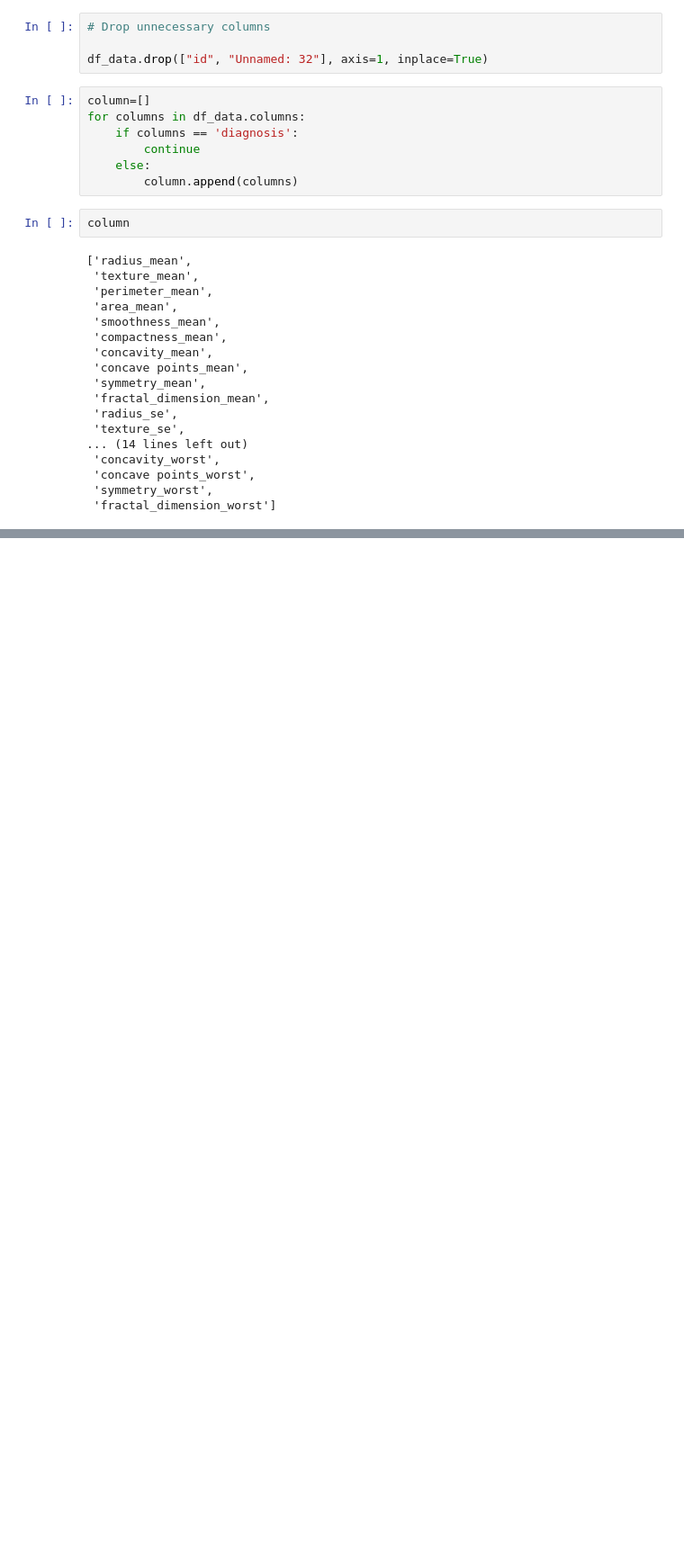
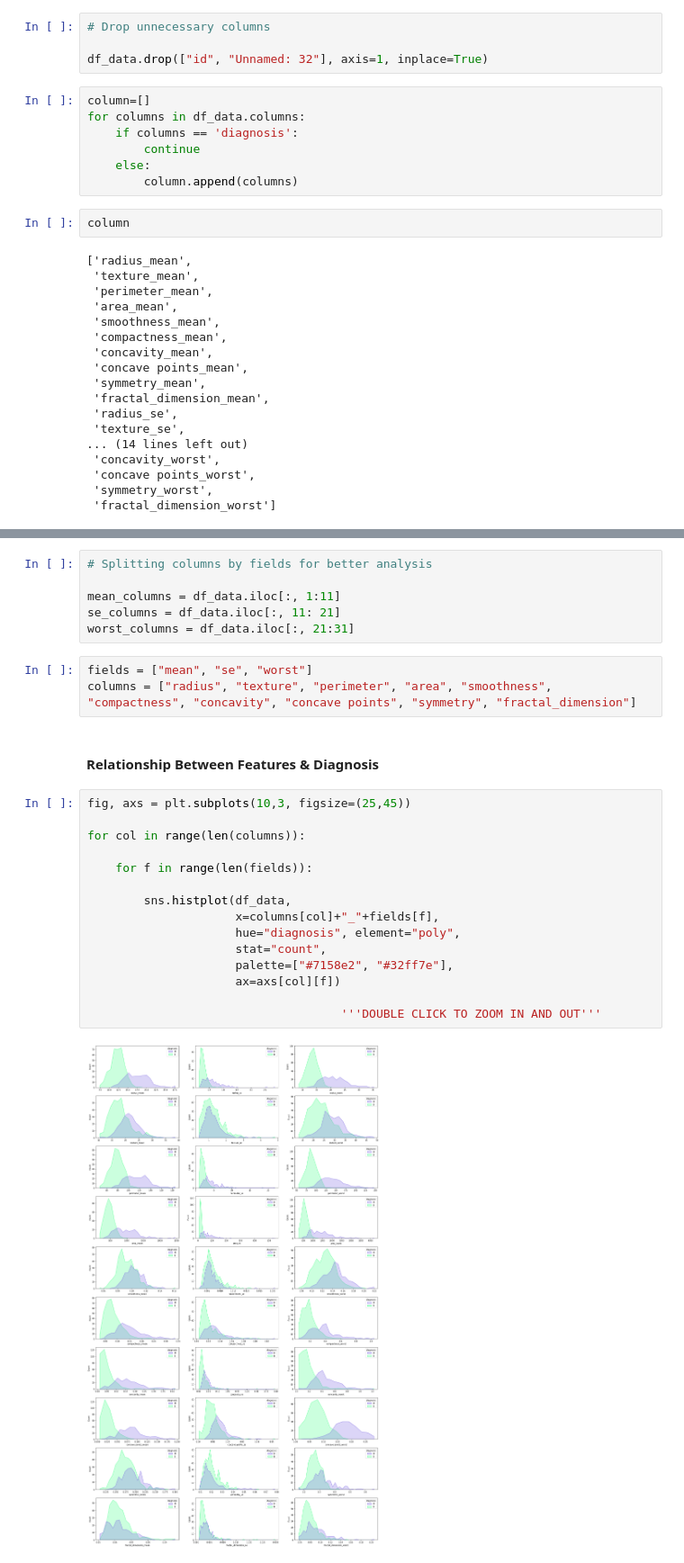
Before and after one commit to Rukundo725/Industry---Casualty-Challenge, a Jupyter notebook: notebooks/EDA.ipynb, the cells around one changed output, grey strips where cells are left out. Shown at 90% size. Saved outputs shown, nothing was run; the diff lists cells and outputs as text; blank space fills up the shorter version.

```diff
--- a/notebooks/EDA.ipynb
+++ b/notebooks/EDA.ipynb
@@ -220,0 +222,28 @@ boxplot = df_data.boxplot('radius_mean',rot=90,figsize = (10,5))
+# %%
+# Splitting columns by fields for better analysis
+
+mean_columns = df_data.iloc[:, 1:11]
+se_columns = df_data.iloc[:, 11: 21]
+worst_columns = df_data.iloc[:, 21:31]
+# %%
+fields = ["mean", "se", "worst"]
+columns = ["radius", "texture", "perimeter", "area", "smoothness", "compactness", "concavity", "concave points", "symmetry", "fractal_dimension"]
+# %% [markdown]
+#### Relationship Between Features & Diagnosis
+# %%
+fig, axs = plt.subplots(10,3, figsize=(25,45))
+
+for col in range(len(columns)):
+
+    for f in range(len(fields)):
+
+        sns.histplot(df_data,
+                     x=columns[col]+"_"+fields[f],
+                     hue="diagnosis", element="poly",
+                     stat="count",
+                     palette=["#7158e2", "#32ff7e"],
+                     ax=axs[col][f])
+
+                                    '''DOUBLE CLICK TO ZOOM IN AND OUT'''
+# %% [output]
+[figure, added]
```
Also changed, not shown: parts of 24 cells of this notebook, 1 other file.
